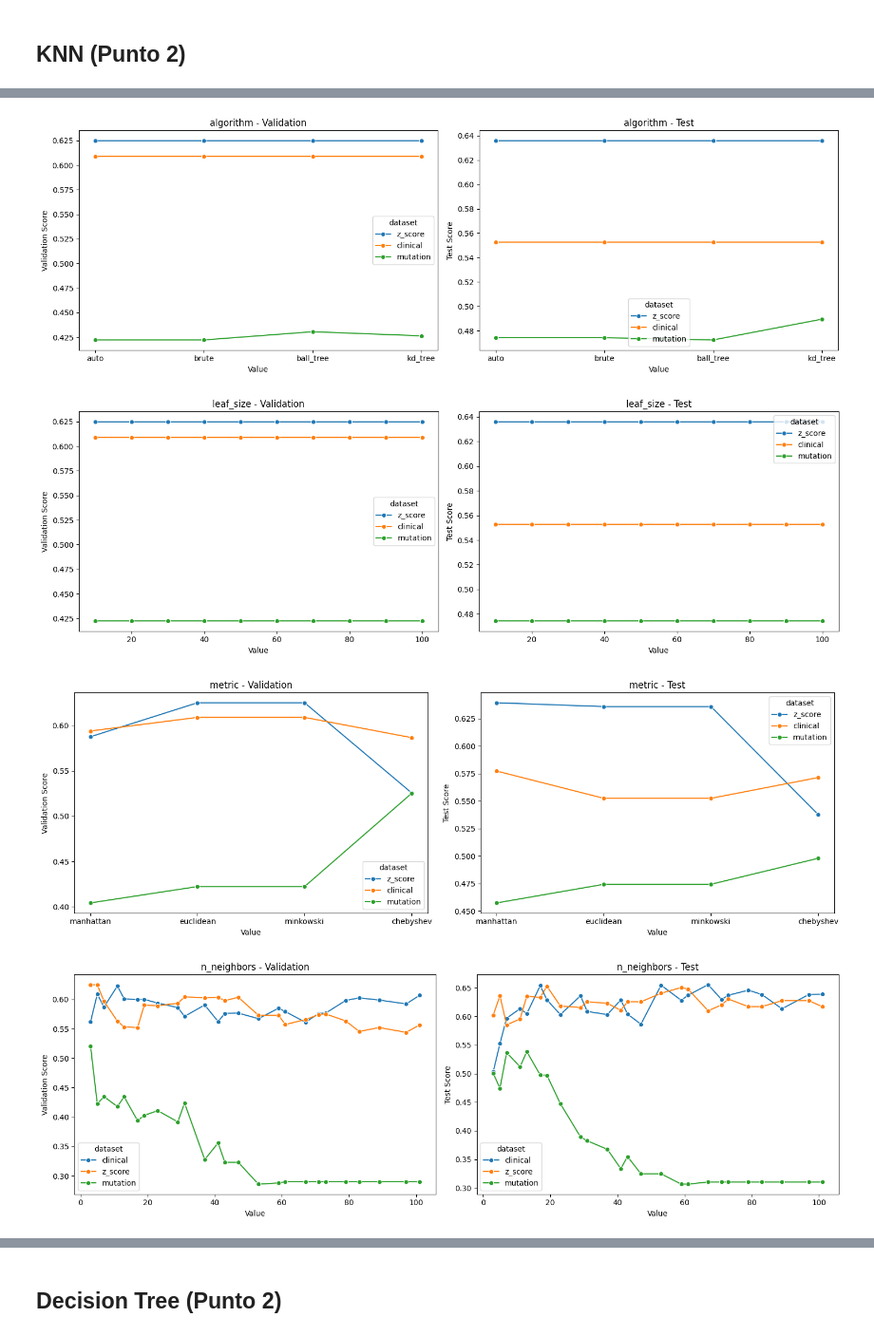
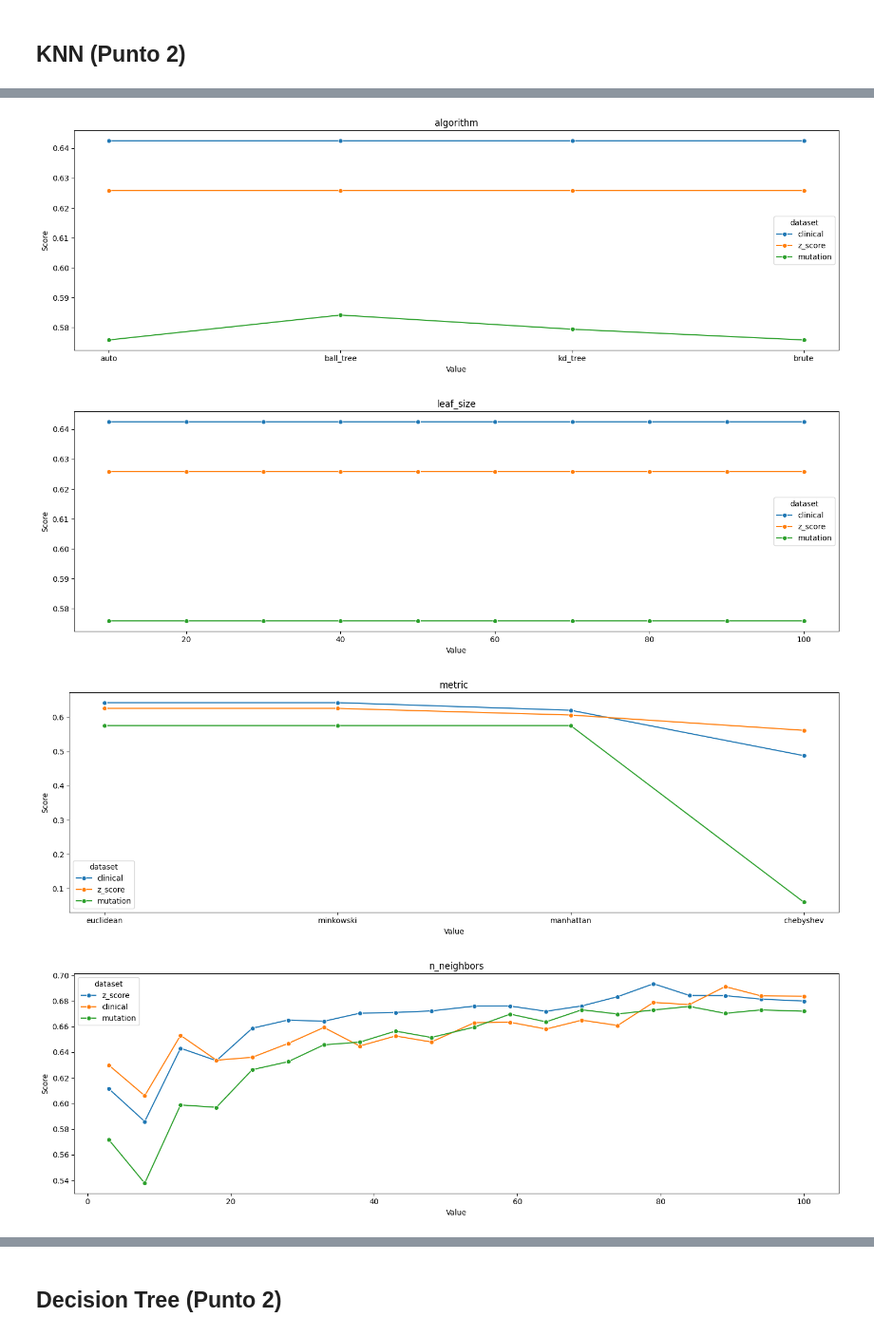
Before and after one commit to diegfernv/breast-cancer-classification, a Jupyter notebook: 6-Hyperparameters.ipynb, the cells around one changed output, grey strips where cells are left out. Shown at 95% size. Cells and saved outputs as stored; diff of their text form; code cells hidden in the pictures.

```diff
--- a/6-Hyperparameters.ipynb
+++ b/6-Hyperparameters.ipynb
@@ -56,11 +259,11 @@ from sklearn.model_selection import cross_val_score, cross_val_predict
 ## KNN (Punto 2)
 # %%
 hyperparameters = [
-    ("n_neighbors", [3, 5, 7, 11, 13, 17, 19, 23, 29, 31, 37, 41, 43, 47, 53, 59, 61, 67, 71, 73, 79, 83, 89, 97, 101]),
+    ("n_neighbors", np.linspace(3, 100, num=20, dtype=int)),
     ("weights",['uniform', 'distance']),
-    ("p", [1, 2, 3, 4, 5, 6, 7, 8, 9, 10, 11, 12, 13, 14, 15, 16, 17, 18, 19, 20]),
+    ("p", np.linspace(1, 20, num=20, dtype=int)),
     ("algorithm", ['auto', 'ball_tree', 'kd_tree', 'brute']),
-    ("leaf_size", [10, 20, 30, 40, 50, 60, 70, 80, 90, 100]),
+    ("leaf_size", np.linspace(10, 100, num=10, dtype=int)),
     ("metric", ['euclidean', 'manhattan', 'chebyshev', 'minkowski'])
 ]
 datasets = [
@@ -86,24 +289,10 @@ for hyperparameter, values in hyperparameters:
             model = KNeighborsClassifier(metric=value)
 
         for dataset, X_train, X_val, X_test in datasets:
-            model.fit(X_train, y_train)
+            cv_results = cross_validate(model, X_train, np.squeeze(y_train), cv=5, scoring=scoring)
 
-            y_pred = model.predict(X_val)
+            metrics.append([dataset, hyperparameter, value, cv_results["test_accuracy"].mean(), cv_results["test_precision"].mean(), cv_results["test_recall"].mean(), cv_results["test_f1"].mean(), cv_results["test_mcc"].mean()])
 
-            accuracy_val = accuracy_score(y_val, y_pred)
-            precision_val = precision_score(y_val, y_pred, average='weighted')
-            recall_val = recall_score(y_val, y_pred, average='weighted')
-            f1_val = f1_score(y_val, y_pred, average='weighted')
-
-            y_pred = model.predict(X_test)
-
-            accuracy_test = accuracy_score(y_test, y_pred)
-            precision_test = precision_score(y_test, y_pred, average='weighted')
-            recall_test = recall_score(y_test, y_pred, average='weighted')
-            f1_test = f1_score(y_test, y_pred, average='weighted')
-
-            metrics.append([dataset, hyperparameter, value, accuracy_val, precision_val, recall_val, f1_val, accuracy_test, precision_test, recall_test, f1_test])
-
-df = pd.DataFrame(metrics, columns=["dataset",'hyperparameter', 'value', 'accuracy_val', 'precision_val', 'recall_val', 'f1_val', 'accuracy_test', 'precision_test', 'recall_test', 'f1_test']).sort_values(by='f1_test', ascending=False)
+df = pd.DataFrame(metrics, columns=["dataset",'hyperparameter', 'value', 'accuracy', 'precision', 'recall', 'f1', 'mcc']).sort_values(by=['f1','mcc'], ascending=False)
 df
 # %% [output]
@@ -123,29 +312,20 @@ df
 # %%
-# Group by 'hyperparameter'
 grouped = df.groupby('hyperparameter')
 
 metrics = df.columns[3:]
 
-# Plot for each hyperparameter group
 for row_idx, (name, group) in enumerate(grouped):
-    fig, axs = plt.subplots(1, 2, figsize=(15, 5))
+    fig = plt.figure(figsize=(15, 5))
 
-    # Plot validation scores
-    sns.lineplot(data=group, x="value", y="f1_val", hue='dataset', marker='o', ax=axs[0])
-    axs[0].set_title(f'{name} - Validation')
-    axs[0].set_ylabel("Validation Score")
-    axs[0].set_xlabel("Value")
-
-    # Plot test scores
-    sns.lineplot(data=group, x="value", y="f1_test", hue='dataset', marker='o', ax=axs[1])
-    axs[1].set_title(f'{name} - Test')
-    axs[1].set_ylabel("Test Score")
-    axs[1].set_xlabel("Value")
+    sns.lineplot(data=group, x="value", y="f1", hue='dataset', marker='o')
+    plt.title(f'{name}')
+    plt.ylabel("Score")
+    plt.xlabel("Value")
 
     plt.tight_layout()
     plt.show()
 # %% [output]
-[figure, old version]
+[figure, new version]
-[figure, old version]
+[figure, new version]
-[figure, old version]
+[figure, new version]
-[figure, old version]
+[figure, new version]
```
Also changed, not shown: parts of 36 cells of this notebook, 1 other file.
